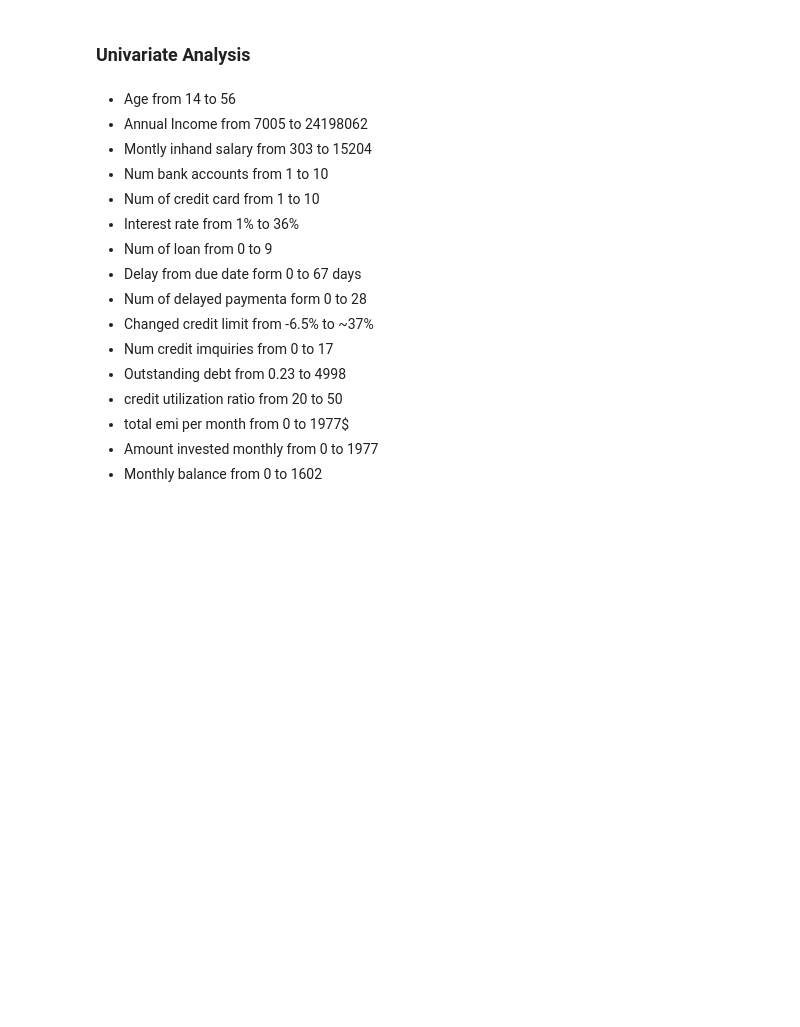
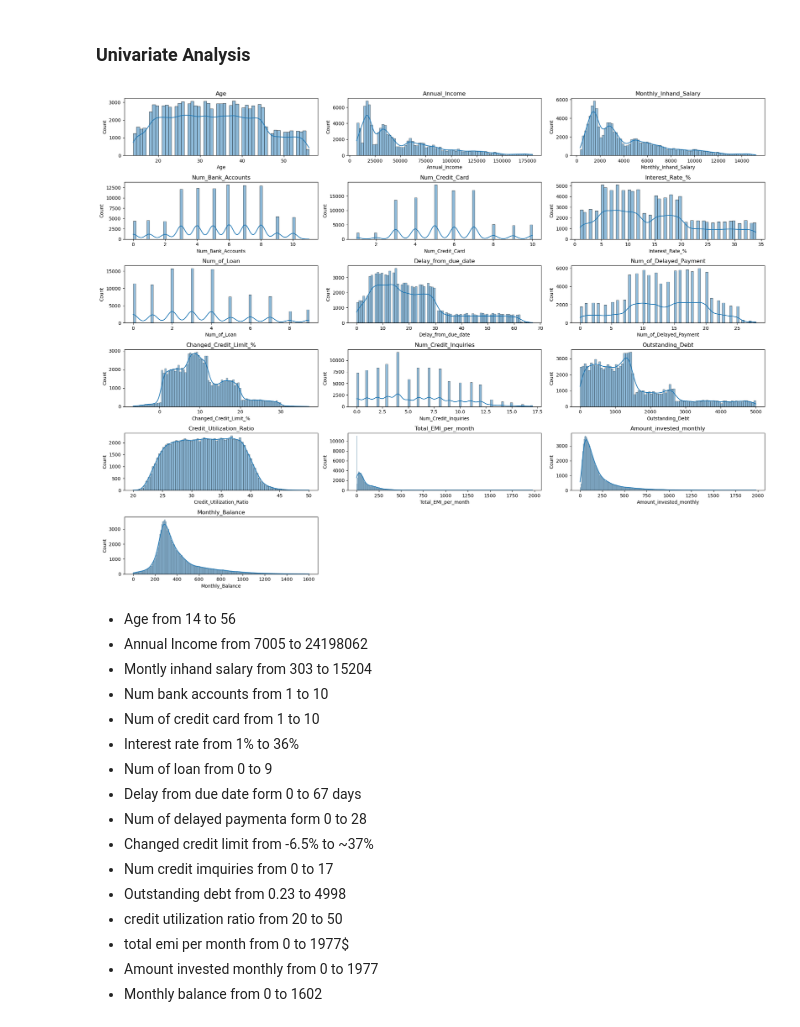
Before and after one commit to danisharain12/Credit-Score-Classification, a Jupyter notebook: Credit Score Classification.ipynb, the cells around one changed output. Saved outputs shown, nothing was run; the diff lists cells and outputs as text; code cells hidden in the pictures; blank space fills up the shorter version.

```diff
--- a/Credit Score Classification.ipynb
+++ b/Credit Score Classification.ipynb
@@ -318,6 +879,3 @@ num_ffill = ['Age','Monthly_Inhand_Salary','Num_of_Loan', 'Annual_Income','Num_C
-# %%
-for col in num_ffill:
-    df[col] = df[col].ffill()
 # %%
 num_cols = df.select_dtypes(include=['number']).columns
 
@@ -338,10 +886,5 @@ cat_missing
-# %%
-df['Payment_Behaviour'].replace('!@9#%8',np.nan, inplace=True)
 # %%
-unk_missing = ['Name', 'Occupation', 'Type_of_Loan', 'Credit_History_Age', 'Credit_Mix','Payment_Behaviour']
-
-for i in unk_missing:
-    df[i]=df[i].ffill(axis=0)
+df['Type_of_Loan'] = df['Type_of_Loan'].ffill()
 # %% [markdown]
 --------
 # %% [markdown]
@@ -374,15 +917,17 @@ These outliers are valid outliers, so i keep them them as it is.
 # %% [markdown]
 ### Univariate Analysis
 # %%
-# plt.figure(figsize=(20, 15))
+plt.figure(figsize=(20, 15))
 
-# for i, col in enumerate(num_cols):
-#     plt.subplot(6, 3, i + 1)
-#     sns.histplot(data=df, x=col, kde=True)
-#     plt.title(col)
+for i, col in enumerate(num_cols):
+    plt.subplot(6, 3, i + 1)
+    sns.histplot(data=df, x=col, kde=True)
+    plt.title(col)
 
-# plt.tight_layout()
-# plt.show()
+plt.tight_layout()
+plt.show()
+# %% [output]
+[figure, added]
 # %% [markdown]
 - Age from 14 to 56
 - Annual Income from 7005 to 24198062
```
Also changed, not shown: parts of 135 cells of this notebook.
